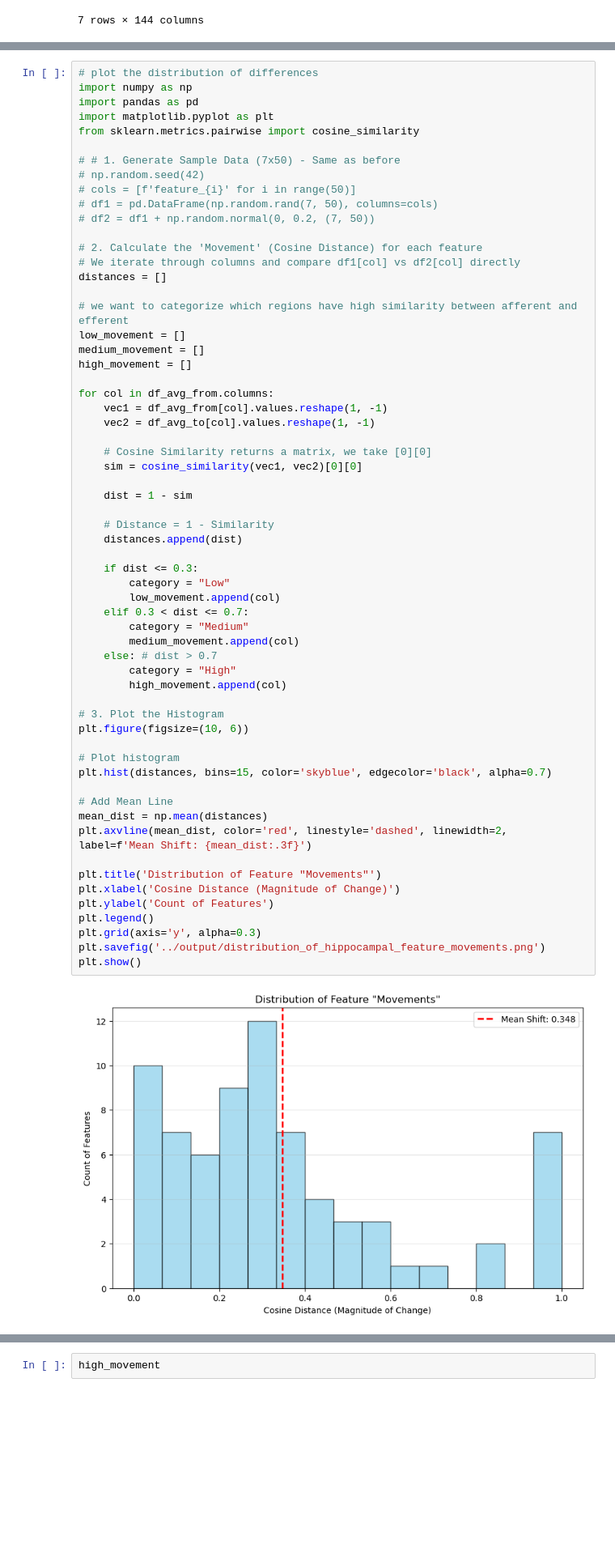
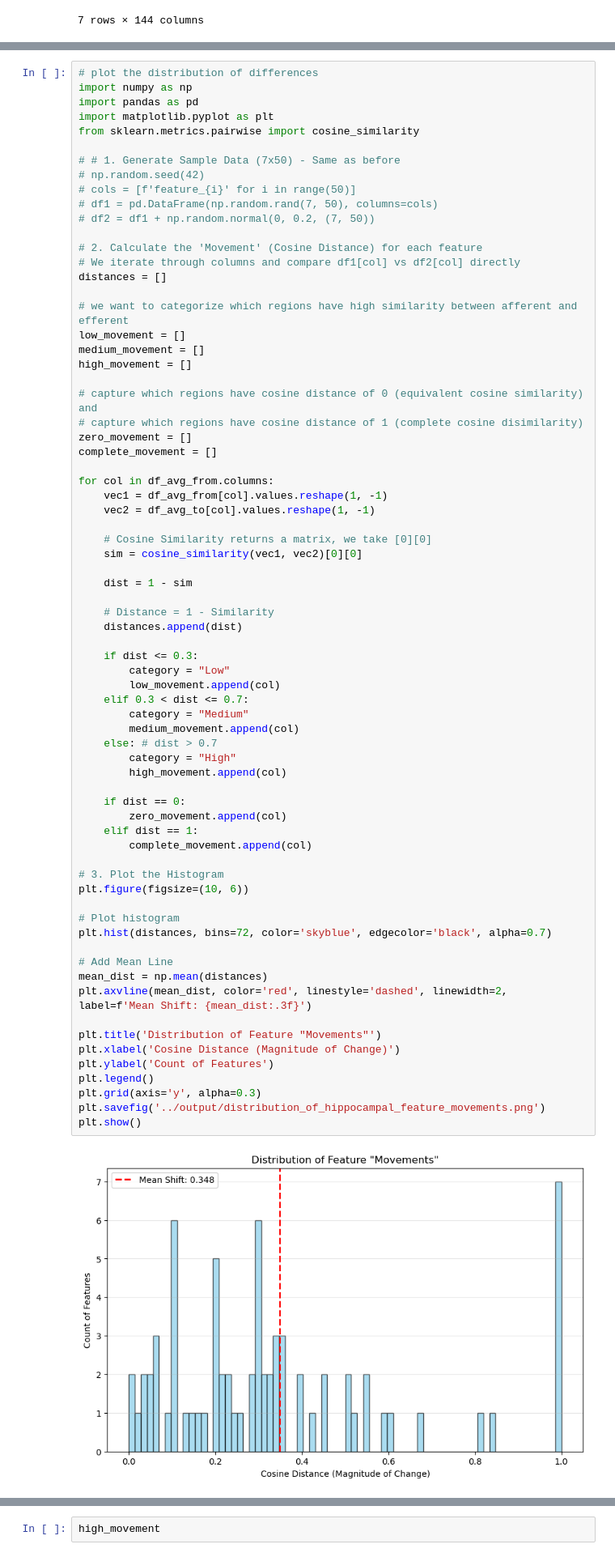
Before and after one commit to chris-weinberger/br2f_connectome, a Jupyter notebook: scripts/symmetry_analysis.ipynb, the cells around one changed output, grey strips where cells are left out. Shown at 81% size. Saved outputs shown, nothing was run; the diff lists cells and outputs as text; blank space fills up the shorter version.

```diff
--- a/scripts/symmetry_analysis.ipynb
+++ b/scripts/symmetry_analysis.ipynb
@@ -132,6 +132,11 @@ distances = []
 low_movement = []
 medium_movement = []
 high_movement = []
+
+# capture which regions have cosine distance of 0 (equivalent cosine similarity) and
+# capture which regions have cosine distance of 1 (complete cosine disimilarity)
+zero_movement = []
+complete_movement = []
 
 for col in df_avg_from.columns:
     vec1 = df_avg_from[col].values.reshape(1, -1)
@@ -145,32 +150,37 @@ for col in df_avg_from.columns:
     # Distance = 1 - Similarity
     distances.append(dist)
 
     if dist <= 0.3:
         category = "Low"
         low_movement.append(col)
     elif 0.3 < dist <= 0.7:
         category = "Medium"
         medium_movement.append(col)
     else: # dist > 0.7
         category = "High"
         high_movement.append(col)
 
+    if dist == 0:
+        zero_movement.append(col)
+    elif dist == 1:
+        complete_movement.append(col)
+
 # 3. Plot the Histogram
 plt.figure(figsize=(10, 6))
 
 # Plot histogram
-plt.hist(distances, bins=15, color='skyblue', edgecolor='black', alpha=0.7)
+plt.hist(distances, bins=72, color='skyblue', edgecolor='black', alpha=0.7)
 
 # Add Mean Line
 mean_dist = np.mean(distances)
 plt.axvline(mean_dist, color='red', linestyle='dashed', linewidth=2, label=f'Mean Shift: {mean_dist:.3f}')
 
 plt.title('Distribution of Feature "Movements"')
 plt.xlabel('Cosine Distance (Magnitude of Change)')
 plt.ylabel('Count of Features')
 plt.legend()
 plt.grid(axis='y', alpha=0.3)
 plt.savefig('../output/distribution_of_hippocampal_feature_movements.png')
 plt.show()
 # %% [output]
-[figure, old version]
+[figure, new version]
```
Also changed, not shown: parts of 6 cells of this notebook, 12 other files.
